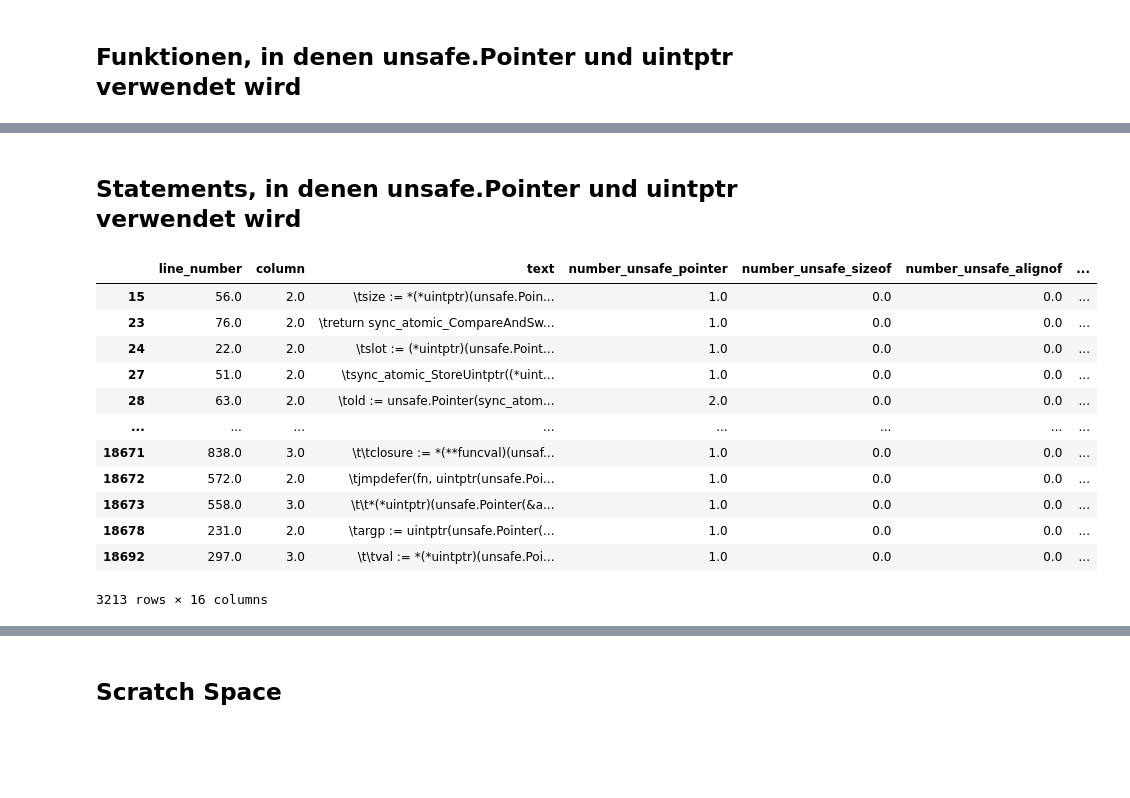
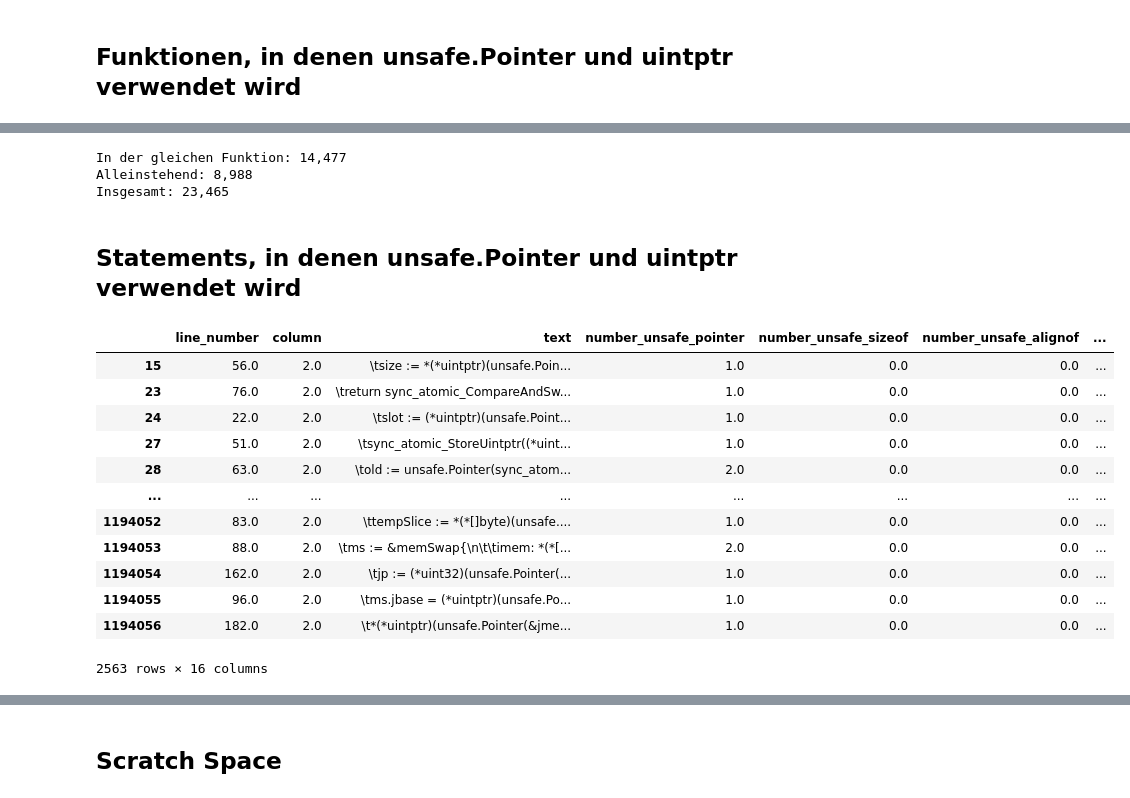
Before and after one commit to jlauinger/master-of-science, a Jupyter notebook: code/data-survey/analysis/data-exploration.ipynb, the cells around one changed output, grey strips where cells are left out. Drawn from its saved outputs; the diff is of its cells as text; code cells hidden in the pictures; blank space fills up the shorter version.

```diff
--- a/code/data-survey/analysis/data-exploration.ipynb
+++ b/code/data-survey/analysis/data-exploration.ipynb
@@ -1532,26 +1639,36 @@ function_df\
+# %%
+print("In der gleichen Funktion: {:,}".format(int(simultaneousCount)))
+print("Alleinstehend: {:,}".format(totalCount - int(simultaneousCount)))
+print("Insgesamt: {:,}".format(totalCount))
+# %% [output]
+In der gleichen Funktion: 14,477
+Alleinstehend: 8,988
+Insgesamt: 23,465
 # %% [markdown]
 ## Statements, in denen unsafe.Pointer und uintptr verwendet wird
 # %%
-df1 = statement_df\
+simultaneous_statement_df = statement_df\
     .where(statement_df['number_unsafe_pointer'] > 0)\
     .where(statement_df['number_uintptr'] > 0)\
-    .dropna()
+    .dropna()\
+    .drop_duplicates(subset=['package_import_path', 'file_name', 'line_number'])
 
-df1['count'] = df1.apply(lambda x: x['number_unsafe_pointer'] + x['number_uintptr'], axis=1)
+simultaneous_statement_df['count'] = simultaneous_statement_df.apply(
+    lambda x: x['number_unsafe_pointer'] + x['number_uintptr'], axis=1)
 
-df1
+simultaneous_statement_df
 # %% [output]
 |  | line_number | column | text | number_unsafe_pointer | number_unsafe_sizeof | number_unsafe_alignof | ... |
 | 15 | 56.0 | 2.0 | \tsize := *(*uintptr)(unsafe.Poin... | 1.0 | 0.0 | 0.0 | ... |
 | 23 | 76.0 | 2.0 | \treturn sync_atomic_CompareAndSw... | 1.0 | 0.0 | 0.0 | ... |
 | 24 | 22.0 | 2.0 | \tslot := (*uintptr)(unsafe.Point... | 1.0 | 0.0 | 0.0 | ... |
 | 27 | 51.0 | 2.0 | \tsync_atomic_StoreUintptr((*uint... | 1.0 | 0.0 | 0.0 | ... |
 | 28 | 63.0 | 2.0 | \told := unsafe.Pointer(sync_atom... | 2.0 | 0.0 | 0.0 | ... |
 | ... | ... | ... | ... | ... | ... | ... | ... |
-| 18671 | 838.0 | 3.0 | \t\tclosure := *(**funcval)(unsaf... | 1.0 | 0.0 | 0.0 | ... |
-| 18672 | 572.0 | 2.0 | \tjmpdefer(fn, uintptr(unsafe.Poi... | 1.0 | 0.0 | 0.0 | ... |
-| 18673 | 558.0 | 3.0 | \t\t*(*uintptr)(unsafe.Pointer(&a... | 1.0 | 0.0 | 0.0 | ... |
-| 18678 | 231.0 | 2.0 | \targp := uintptr(unsafe.Pointer(... | 1.0 | 0.0 | 0.0 | ... |
-| 18692 | 297.0 | 3.0 | \t\tval := *(*uintptr)(unsafe.Poi... | 1.0 | 0.0 | 0.0 | ... |
+| 1194052 | 83.0 | 2.0 | \ttempSlice := *(*[]byte)(unsafe.... | 1.0 | 0.0 | 0.0 | ... |
+| 1194053 | 88.0 | 2.0 | \tms := &memSwap{\n\t\timem: *(*[... | 2.0 | 0.0 | 0.0 | ... |
+| 1194054 | 162.0 | 2.0 | \tjp := (*uint32)(unsafe.Pointer(... | 1.0 | 0.0 | 0.0 | ... |
+| 1194055 | 96.0 | 2.0 | \tms.jbase = (*uintptr)(unsafe.Po... | 1.0 | 0.0 | 0.0 | ... |
+| 1194056 | 182.0 | 2.0 | \t*(*uintptr)(unsafe.Pointer(&jme... | 1.0 | 0.0 | 0.0 | ... |
-3213 rows × 16 columns
+2563 rows × 16 columns
 # %%
```
Also changed, not shown: parts of 58 cells of this notebook.
